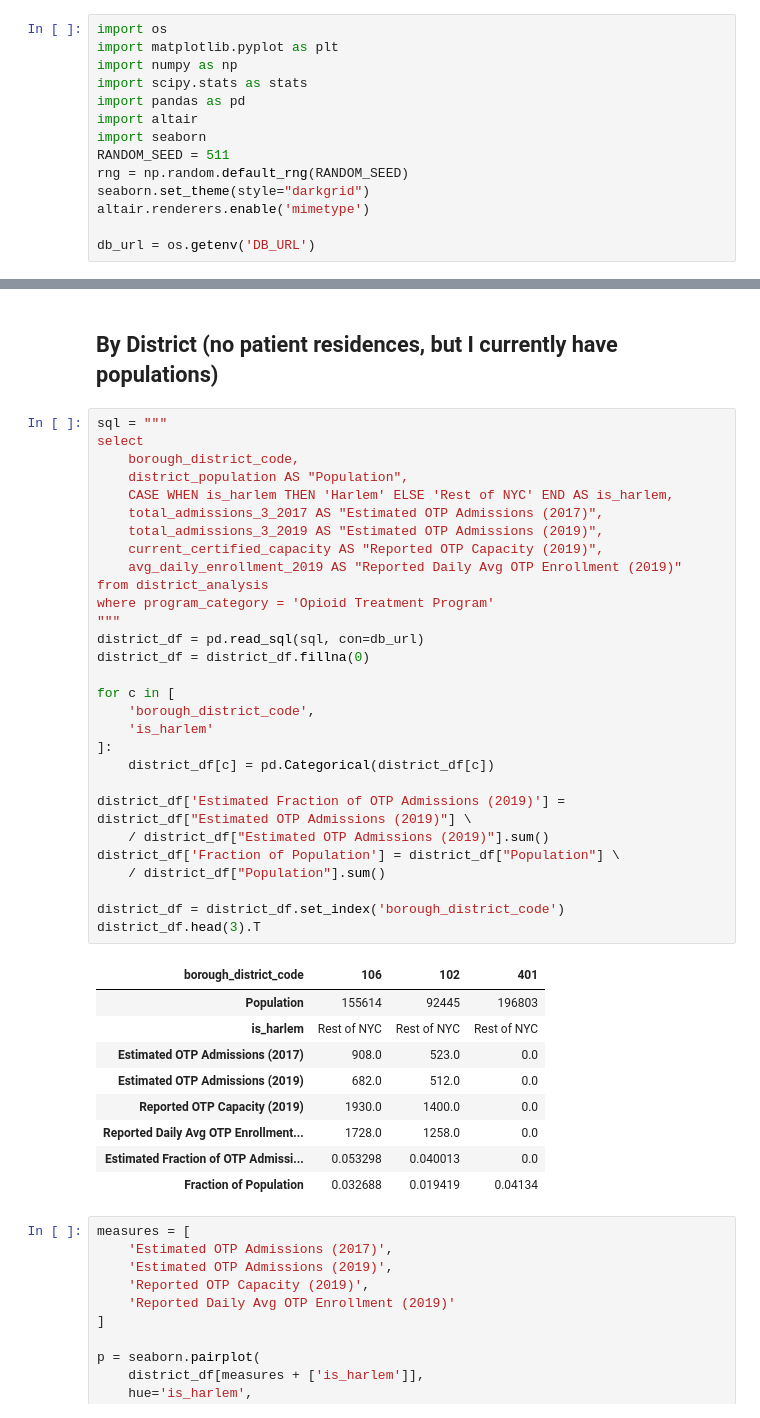
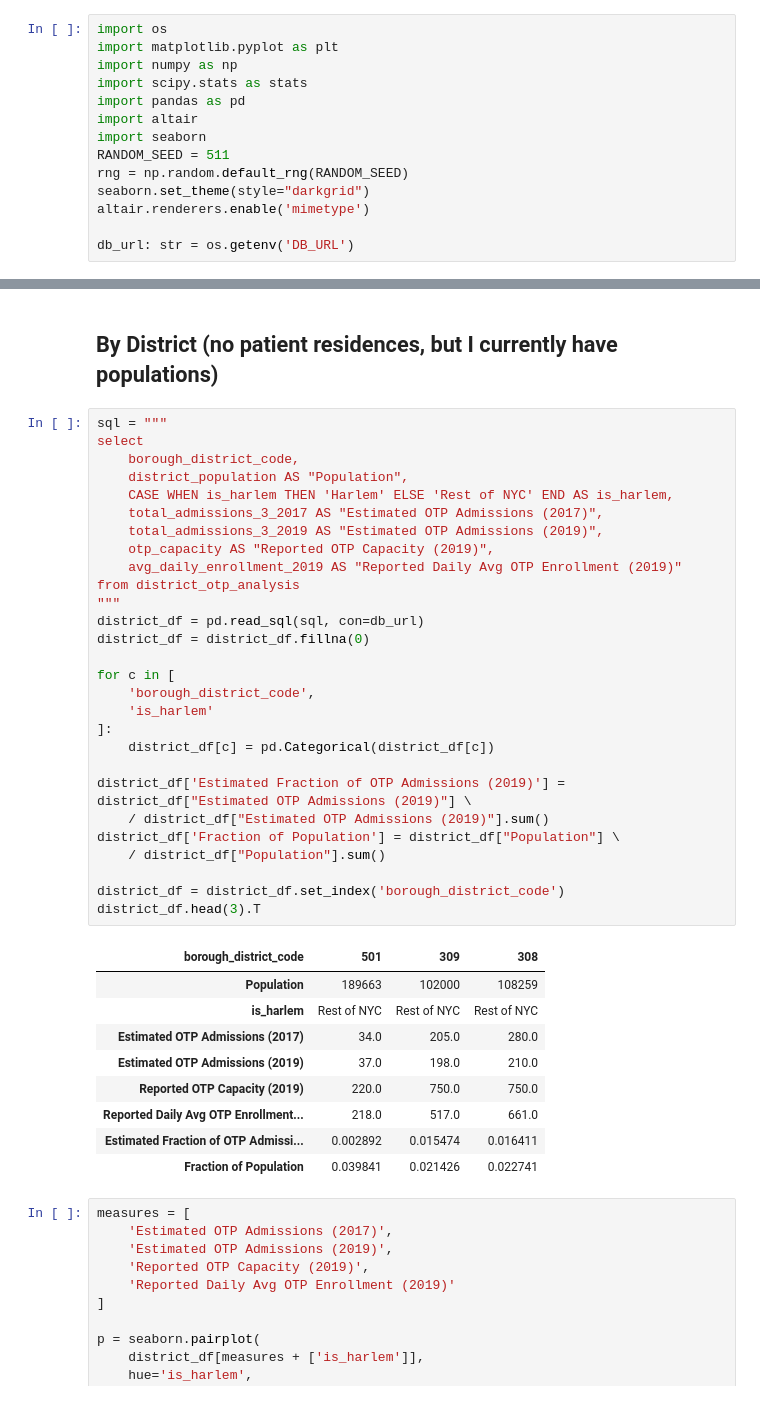
Before and after one commit to skritch/ghc-analysis, a Jupyter notebook: analysis/exploratory/overconcentration.ipynb, the cells around one changed output, grey strips where cells are left out. Drawn from its saved outputs; the diff is of its cells as text.

Commit message:
Simplify analysis fact tables to only cover OTP, and add UHF analysis

```diff
--- a/analysis/exploratory/overconcentration.ipynb
+++ b/analysis/exploratory/overconcentration.ipynb
@@ -11,7 +11,7 @@ rng = np.random.default_rng(RANDOM_SEED)
 seaborn.set_theme(style="darkgrid")
 altair.renderers.enable('mimetype')
 
-db_url = os.getenv('DB_URL')
+db_url: str = os.getenv('DB_URL')
 # %%
 %load_ext autoreload
 %autoreload 2
@@ -37,42 +34,41 @@ My goal is to make the "OTP programs are overconcentrated in Harlem" in a bunch
 # %%
 sql = """
 select
     borough_district_code,
     district_population AS "Population",
     CASE WHEN is_harlem THEN 'Harlem' ELSE 'Rest of NYC' END AS is_harlem,
     total_admissions_3_2017 AS "Estimated OTP Admissions (2017)",
     total_admissions_3_2019 AS "Estimated OTP Admissions (2019)",
-    current_certified_capacity AS "Reported OTP Capacity (2019)",
+    otp_capacity AS "Reported OTP Capacity (2019)",
     avg_daily_enrollment_2019 AS "Reported Daily Avg OTP Enrollment (2019)"
-from district_analysis
-where program_category = 'Opioid Treatment Program'
+from district_otp_analysis
 """
 district_df = pd.read_sql(sql, con=db_url)
 district_df = district_df.fillna(0)
 
 for c in [
     'borough_district_code',
     'is_harlem'
 ]:
     district_df[c] = pd.Categorical(district_df[c])
 
 district_df['Estimated Fraction of OTP Admissions (2019)'] = district_df["Estimated OTP Admissions (2019)"] \
     / district_df["Estimated OTP Admissions (2019)"].sum()
 district_df['Fraction of Population'] = district_df["Population"] \
     / district_df["Population"].sum()
 
 district_df = district_df.set_index('borough_district_code')
 district_df.head(3).T
 # %% [output]
-| borough_district_code | 106 | 102 | 401 |
-| Population | 155614 | 92445 | 196803 |
+| borough_district_code | 501 | 309 | 308 |
+| Population | 189663 | 102000 | 108259 |
 | is_harlem | Rest of NYC | Rest of NYC | Rest of NYC |
-| Estimated OTP Admissions (2017) | 908.0 | 523.0 | 0.0 |
-| Estimated OTP Admissions (2019) | 682.0 | 512.0 | 0.0 |
-| Reported OTP Capacity (2019) | 1930.0 | 1400.0 | 0.0 |
-| Reported Daily Avg OTP Enrollment... | 1728.0 | 1258.0 | 0.0 |
-| Estimated Fraction of OTP Admissi... | 0.053298 | 0.040013 | 0.0 |
-| Fraction of Population | 0.032688 | 0.019419 | 0.04134 |
+| Estimated OTP Admissions (2017) | 34.0 | 205.0 | 280.0 |
+| Estimated OTP Admissions (2019) | 37.0 | 198.0 | 210.0 |
+| Reported OTP Capacity (2019) | 220.0 | 750.0 | 750.0 |
+| Reported Daily Avg OTP Enrollment... | 218.0 | 517.0 | 661.0 |
+| Estimated Fraction of OTP Admissi... | 0.002892 | 0.015474 | 0.016411 |
+| Fraction of Population | 0.039841 | 0.021426 | 0.022741 |
 # %%
 measures = [
     'Estimated OTP Admissions (2017)',
```
Also changed, not shown: parts of 7 cells of this notebook, 8 other files.
